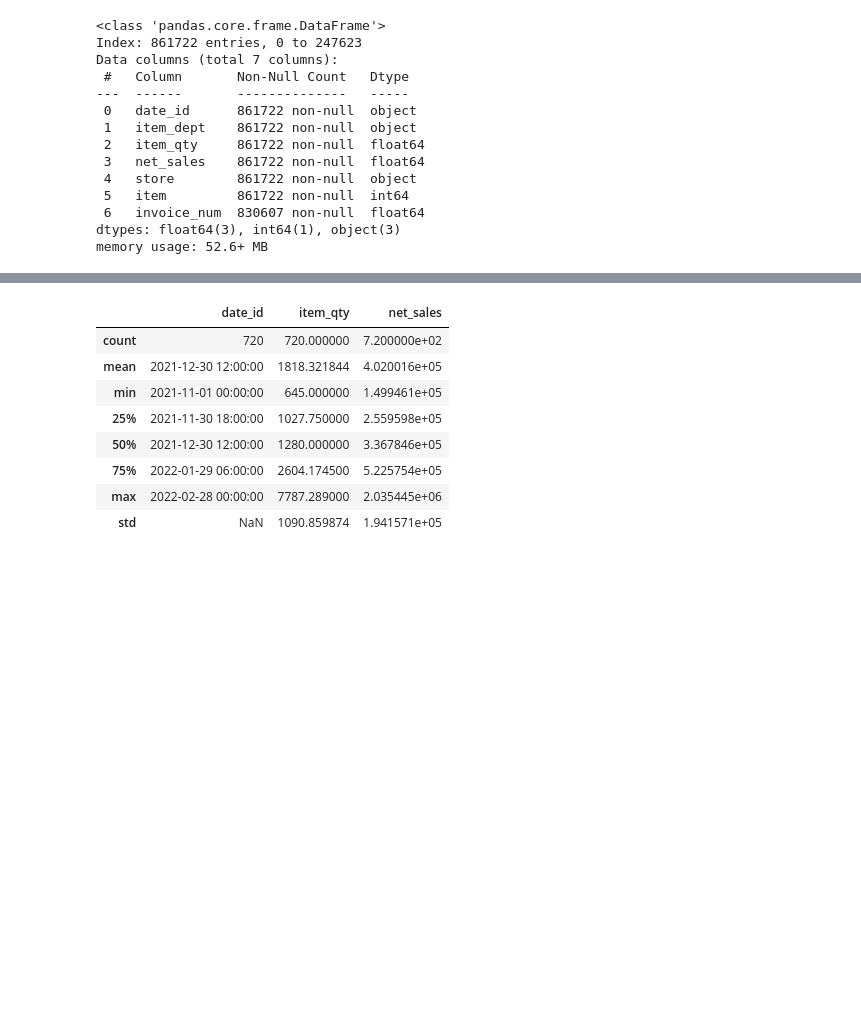
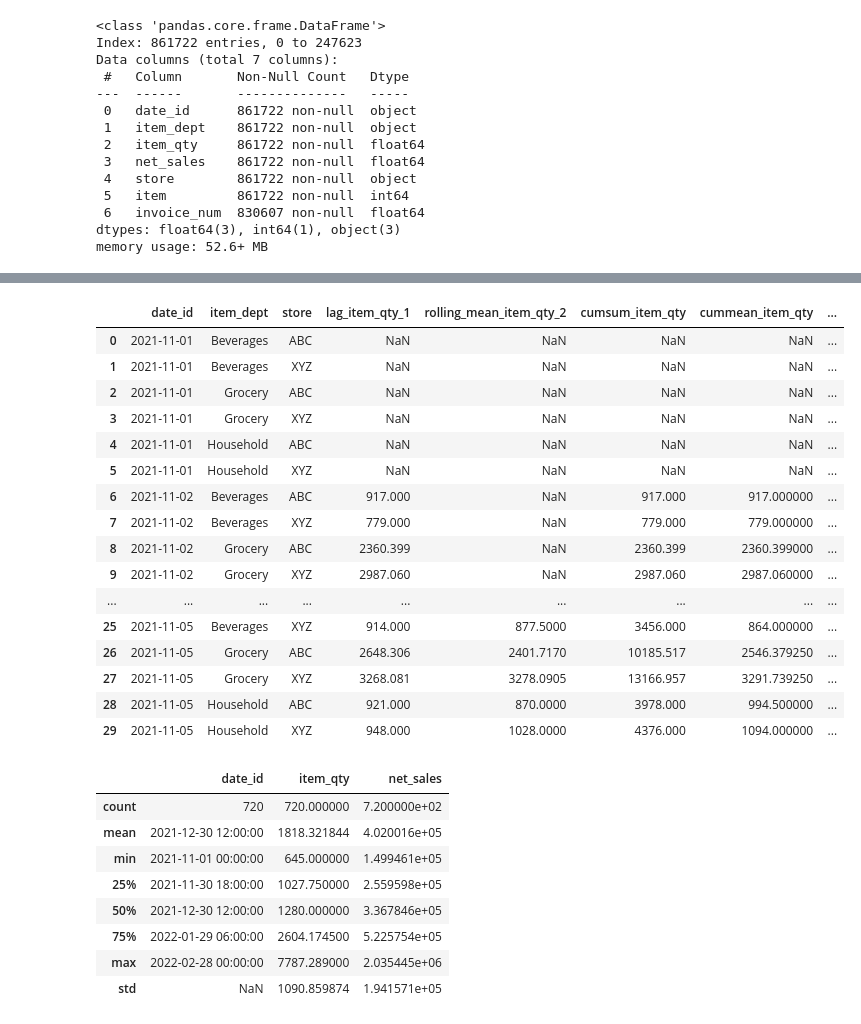
Before and after one commit to Vaseekaran-V/ML_CW, a Jupyter notebook: src/notebooks/modeling_train_test.ipynb, the cells around one changed output, grey strips where cells are left out. Saved outputs shown, nothing was run; the diff lists cells and outputs as text; code cells hidden in the pictures; blank space fills up the shorter version.

```diff
--- a/src/notebooks/modeling_train_test.ipynb
+++ b/src/notebooks/modeling_train_test.ipynb
@@ -61,3 +82,23 @@ memory usage: 52.6+ MB
+# %%
+data_preprocess.preprocess_data(df=full_df)[['date_id','item_dept', 'store', 'lag_item_qty_1', 'rolling_mean_item_qty_2', 'cumsum_item_qty', 'cummean_item_qty', 'diff_item_qty', 'item_qty']].head(30)
+# %% [output]
+|  | date_id | item_dept | store | lag_item_qty_1 | rolling_mean_item_qty_2 | cumsum_item_qty | cummean_item_qty | ... |
+| 0 | 2021-11-01 | Beverages | ABC | NaN | NaN | NaN | NaN | ... |
+| 1 | 2021-11-01 | Beverages | XYZ | NaN | NaN | NaN | NaN | ... |
+| 2 | 2021-11-01 | Grocery | ABC | NaN | NaN | NaN | NaN | ... |
+| 3 | 2021-11-01 | Grocery | XYZ | NaN | NaN | NaN | NaN | ... |
+| 4 | 2021-11-01 | Household | ABC | NaN | NaN | NaN | NaN | ... |
+| 5 | 2021-11-01 | Household | XYZ | NaN | NaN | NaN | NaN | ... |
+| 6 | 2021-11-02 | Beverages | ABC | 917.000 | NaN | 917.000 | 917.000000 | ... |
+| 7 | 2021-11-02 | Beverages | XYZ | 779.000 | NaN | 779.000 | 779.000000 | ... |
+| 8 | 2021-11-02 | Grocery | ABC | 2360.399 | NaN | 2360.399 | 2360.399000 | ... |
+| 9 | 2021-11-02 | Grocery | XYZ | 2987.060 | NaN | 2987.060 | 2987.060000 | ... |
+| ... | ... | ... | ... | ... | ... | ... | ... | ... |
+| 25 | 2021-11-05 | Beverages | XYZ | 914.000 | 877.5000 | 3456.000 | 864.000000 | ... |
+| 26 | 2021-11-05 | Grocery | ABC | 2648.306 | 2401.7170 | 10185.517 | 2546.379250 | ... |
+| 27 | 2021-11-05 | Grocery | XYZ | 3268.081 | 3278.0905 | 13166.957 | 3291.739250 | ... |
+| 28 | 2021-11-05 | Household | ABC | 921.000 | 870.0000 | 3978.000 | 994.500000 | ... |
+| 29 | 2021-11-05 | Household | XYZ | 948.000 | 1028.0000 | 4376.000 | 1094.000000 | ... |
 # %%
 # Preprocessing
 full_df['date_id'] = pd.to_datetime(full_df['date_id'])
```
Also changed, not shown: parts of 11 cells of this notebook, 2 other files.
